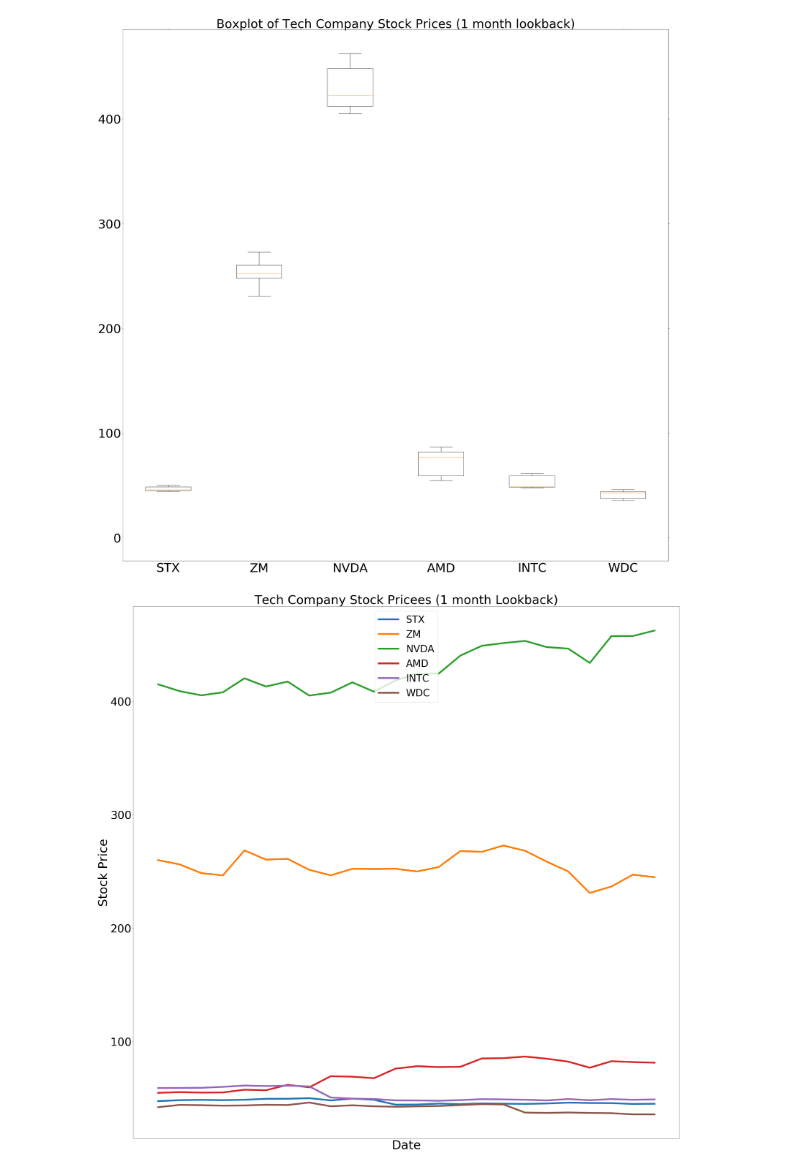
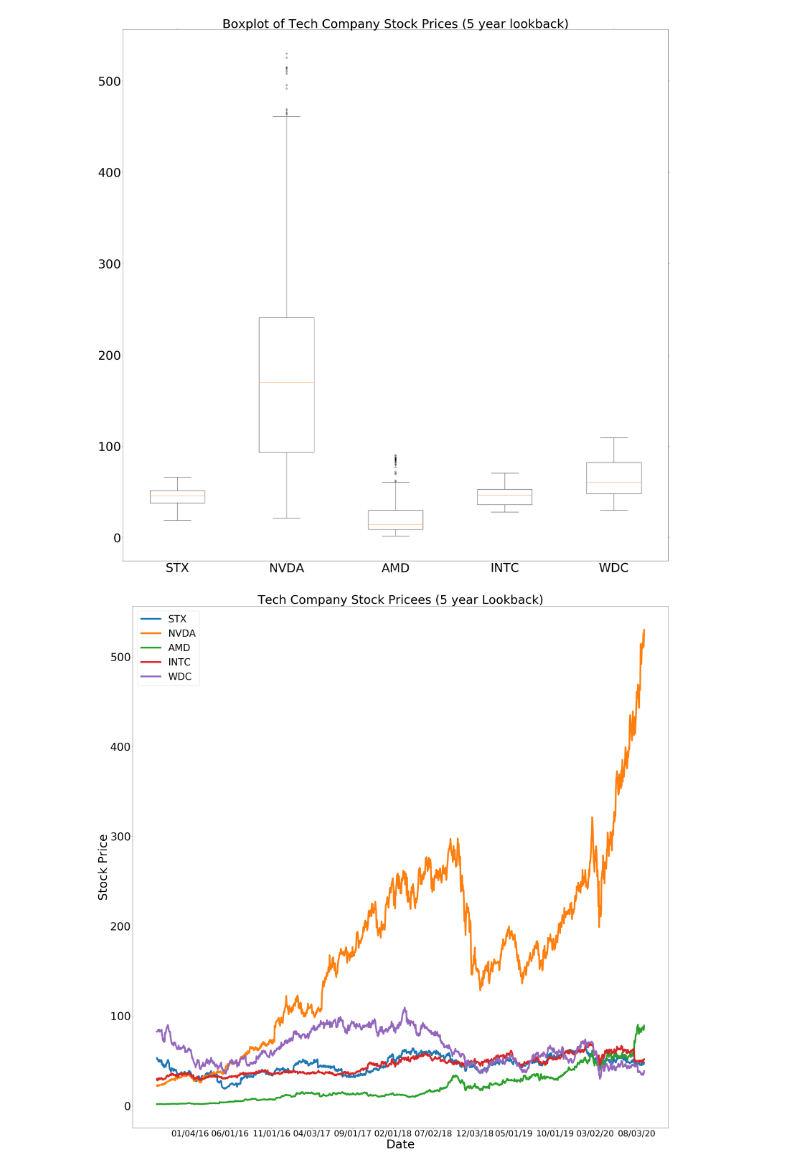
Before and after one commit to DanielLuft-Martinez/Side-Projects, a Jupyter notebook: stocks/stockvis_tech.ipynb, the cells around one changed output. Drawn from its saved outputs; the diff is of its cells as text; code cells hidden in the pictures.

Commit message:
slight update to use sandbox for now

```diff
--- a/stocks/stockvis_tech.ipynb
+++ b/stocks/stockvis_tech.ipynb
@@ -46,7 +52,7 @@ aws_secret_access_key=AWS_SECRET_KEY
 
 tickers = [
             'STX',
-            'ZM',
+#             'ZM',
             'NVDA',
             'AMD',
             'INTC',
@@ -54,7 +60,7 @@ tickers = [
              ]
 tickers_names = [
             'Lg Electronics Inc (LGLD.LN)',
-            'Zoom Video Communicaions (ZM)',
+#             'Zoom Video Communicaions (ZM)',
             'Nvidia Corp (NVDA)',
             'Adv Micro Device (AMD)',
             'Intel Corp (INTC)',
@@ -65,8 +71,8 @@ tickers_names = [
 COMPANY_TYPES = 'Tech Company'
 grouping = 'tech'
 
-LOOKBACK_LENGTH = '1 month'
-years = '1m'
+LOOKBACK_LENGTH = '5 year'
+years = '5y'
 # %%
 # EDIT HERE
 #!mkdir grouping_data_imgs
@@ -86,7 +92,10 @@ endpoints = 'chart'
 # limited by paywall
 
 # form http request
-HTTP_req = f'https://cloud.iexapis.com/stable/stock/market/batch?symbols={tickers_string}&types={endpoints}&range={years}&token={IEX_API_KEY}'
+# HTTP_req = f'https://cloud.iexapis.com/stable/stock/market/batch?symbols={tickers_string}&types={endpoints}&range={years}&token={IEX_API_KEY}'
+
+# sandbox url for testing
+HTTP_req = f'https://sandbox.iexapis.com/stable/stock/market/batch?symbols={tickers_string}&types={endpoints}&range={years}&token={IEX_API_KEY}'
 # %%
 data = pd.read_json(HTTP_req)
 # %%
@@ -141,13 +148,13 @@ today = datetime.datetime.now()
 
 fig.savefig(f'{grouping}_data_imgs/boxplot-{str(today.date())}.png')
 # %% [output]
-[figure, old version]
+[figure, new version]
 # %%
 dates_full = data_concat.index.to_series()
 dates_full = [str(pd.to_datetime(d)) for d in dates_full]
 # %%
 if 'y' in years:
-    dates = [ x[5:-9]+'-'+x[2:4] for x in dates_full]
+    dates = [ str(x[5:-9]+'-'+x[2:4]).replace("-",'/') for x in dates_full]
     range_points = []
     month = ''
     for i,d in enumerate(dates):
@@ -157,39 +164,53 @@ if 'y' in years:
         if month != d[0:2]:
             month = d[0:2]
             range_points.append(i)
+    labels = True
+    if len(range_points) > 12:
+#         labels = False
+        less_points = []
+        for i,p in enumerate(range_points):
+            if i%(int(len(range_points)/12)) == 0:
+                less_points.append(p)
+        range_points = less_points[:]
 else:
-    dates = [ x[5:-9]+'-'+x[2:4] for x in dates_full]
+    dates = [ str(x[5:-9]+'-'+x[2:4]).replace("-",'/') for x in dates_full]
     range_points = [0]
     mdec = len(dates)/10
     for i,d in enumerate(dates):
         if len(d) % mdec == 0:
             range_points.append(i)
 # %%
-
+fig, ax = plt.subplots()
 
 for ticker in tickers:
     stock_prices = data_concat[ticker]
+
+
+
 
     #Add titles to the chart and axes
     plt.title(f'{COMPANY_TYPES} Stock Pricees ({LOOKBACK_LENGTH} Lookback)', fontsize=50)
     plt.ylabel("Stock Price", fontsize=50)
     plt.xlabel("Date", fontsize=50)
     plt.xticks(range_points[1:], fontsize = 35)
     plt.yticks(fontsize=45)
 
 
+
     #Generate the scatterplot
     plt.plot(dates, stock_prices, linewidth=7.0)
 
 
+
     plt.legend(tickers,fontsize = 40)
 
+ax.tick_params(labelbottom=labels)
 
 today = datetime.datetime.now()
 
 plt.savefig(f'{grouping}_data_imgs/lineplot-{str(today.date())}.png')
 # %% [output]
-[figure, old version]
+[figure, new version]
 # %%
 plt.hist(data_concat.transpose(), bins = 50, rwidth=1)
 plt.legend(data.columns,fontsize=50)
```
Also changed, not shown: parts of 5 cells of this notebook, 2 other files.
